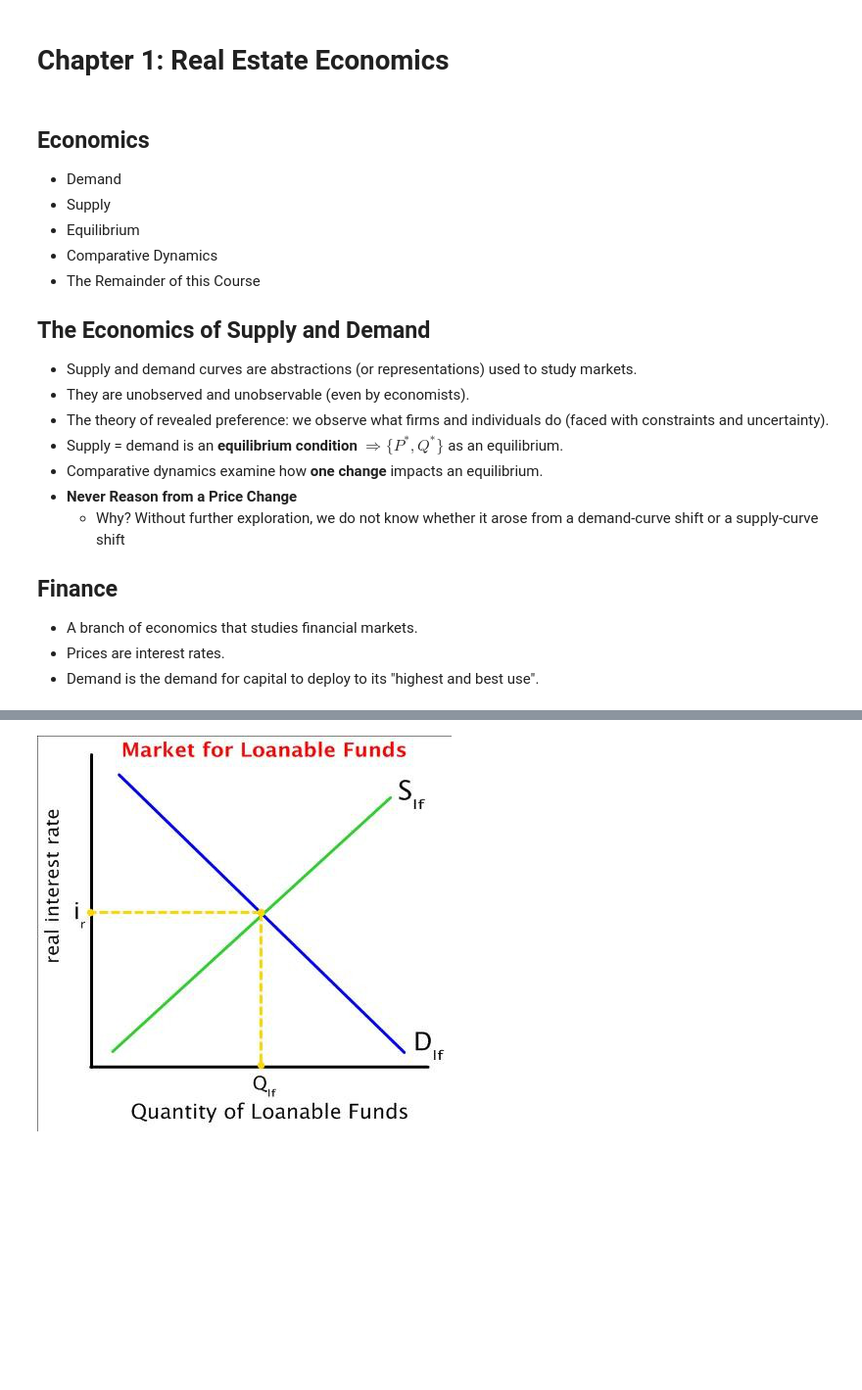
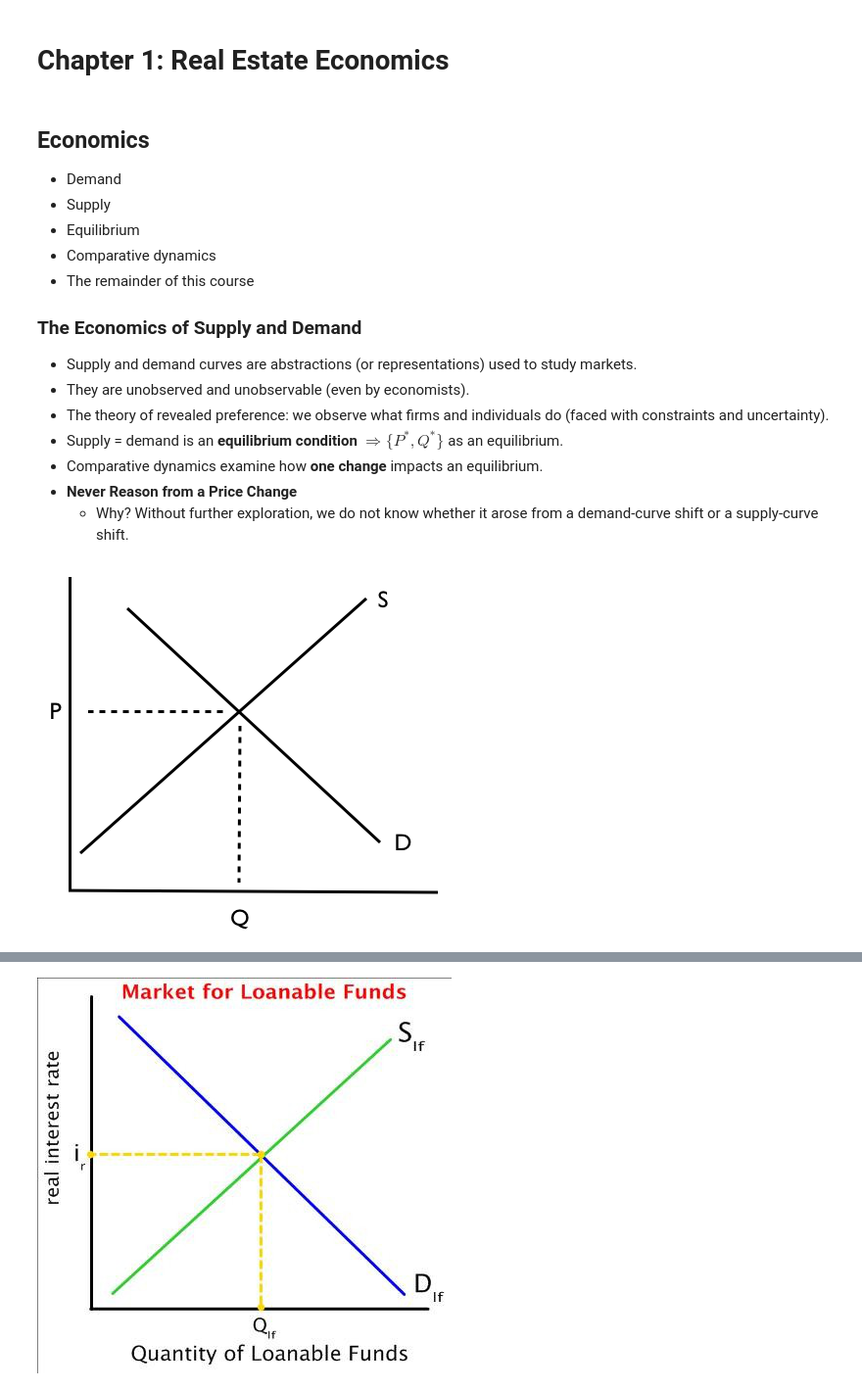
Before and after one commit to thsavage/REAL1-GC.1035, a Jupyter notebook: Notes.ipynb, the cells around one changed output, grey strips where cells are left out. Shown at 98% size. Drawn from its saved outputs; the diff is of its cells as text; code cells hidden in the pictures; blank space fills up the shorter version.

```diff
--- a/Notes.ipynb
+++ b/Notes.ipynb
@@ -5,19 +9,20 @@
 * Demand
 * Supply
 * Equilibrium
-* Comparative Dynamics
-* The Remainder of this Course
+* Comparative dynamics
+* The remainder of this course
 
-## The Economics of Supply and Demand
+### The Economics of Supply and Demand
 * Supply and demand curves are abstractions (or representations) used to study markets.
 * They are unobserved and unobservable (even by economists).
 * The theory of revealed preference: we observe what firms and individuals do (faced with constraints and uncertainty).
 * Supply = demand is an **equilibrium condition** $\Rightarrow \{P^*, Q^*\}$ as an equilibrium.
 * Comparative dynamics examine how **one change** impacts an equilibrium.
 * **Never Reason from a Price Change**
-    * Why?  Without further exploration, we do not know whether it arose from a demand-curve shift or a supply-curve shift
-
-## Finance
-* A branch of economics that studies financial markets.
-* Prices are interest rates.
-* Demand is the demand for capital to deploy to its "highest and best use".
+    * Why?  Without further exploration, we do not know whether it arose from a demand-curve shift or a supply-curve shift.
+# %%
+fd = url.urlopen("https://upload.wikimedia.org/wikipedia/commons/4/48/Supply-Demand-Graph.png")
+image_file = io.BytesIO(fd.read())
+Image.open(image_file)
+# %% [output]
+[figure, added]
```
Also changed, not shown: parts of 16 cells of this notebook.
